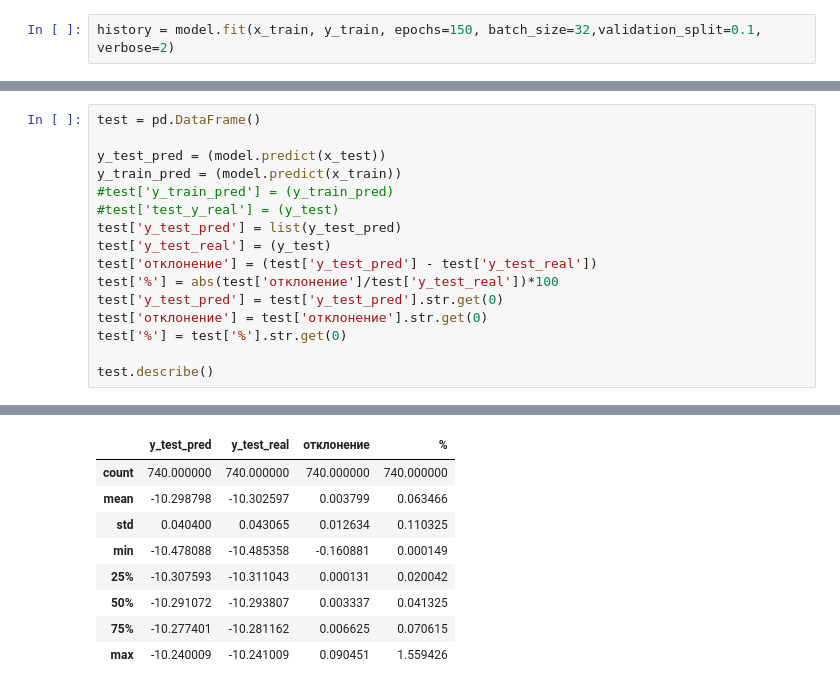
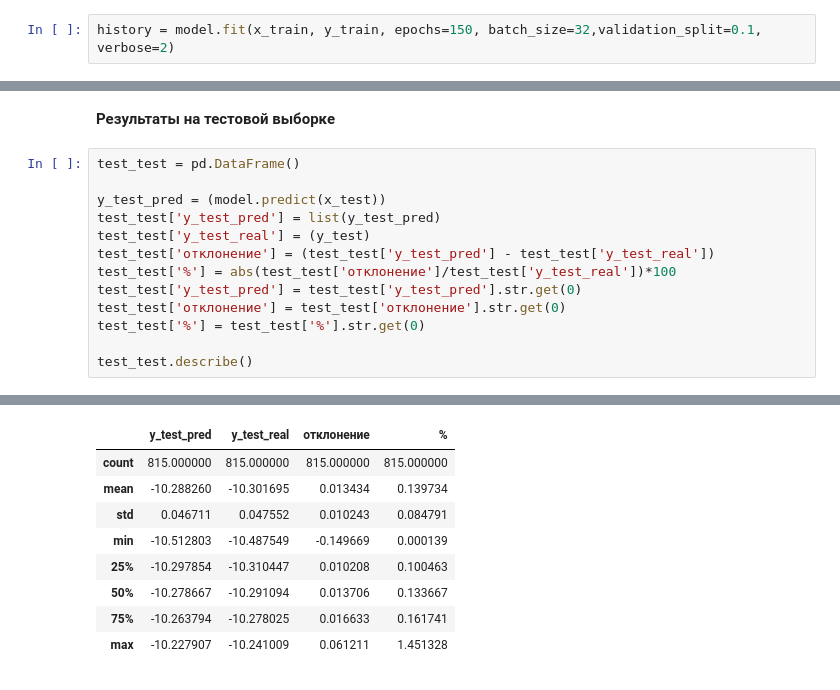
Before and after one commit to yarkalm/inter_group_test, a Jupyter notebook: model.ipynb, the cells around one changed output, grey strips where cells are left out. Saved outputs shown, nothing was run; the diff lists cells and outputs as text.

```diff
--- a/model.ipynb
+++ b/model.ipynb
@@ -120,17 +146,16 @@ test_train
+# %% [markdown]
+**Результаты на тестовой выборке**
 # %%
-test = pd.DataFrame()
+test_test = pd.DataFrame()
 
 y_test_pred = (model.predict(x_test))
-y_train_pred = (model.predict(x_train))
-#test['y_train_pred'] = (y_train_pred)
-#test['test_y_real'] = (y_test)
-test['y_test_pred'] = list(y_test_pred)
-test['y_test_real'] = (y_test)
-test['отклонение'] = (test['y_test_pred'] - test['y_test_real'])
-test['%'] = abs(test['отклонение']/test['y_test_real'])*100
-test['y_test_pred'] = test['y_test_pred'].str.get(0)
-test['отклонение'] = test['отклонение'].str.get(0)
-test['%'] = test['%'].str.get(0)
+test_test['y_test_pred'] = list(y_test_pred)
+test_test['y_test_real'] = (y_test)
+test_test['отклонение'] = (test_test['y_test_pred'] - test_test['y_test_real'])
+test_test['%'] = abs(test_test['отклонение']/test_test['y_test_real'])*100
+test_test['y_test_pred'] = test_test['y_test_pred'].str.get(0)
+test_test['отклонение'] = test_test['отклонение'].str.get(0)
+test_test['%'] = test_test['%'].str.get(0)
 
-test.describe()
+test_test.describe()
 # %% [output]
@@ -139,9 +163,9 @@ test.describe()
 |  | y_test_pred | y_test_real | отклонение | % |
-| count | 740.000000 | 740.000000 | 740.000000 | 740.000000 |
-| mean | -10.298798 | -10.302597 | 0.003799 | 0.063466 |
-| std | 0.040400 | 0.043065 | 0.012634 | 0.110325 |
-| min | -10.478088 | -10.485358 | -0.160881 | 0.000149 |
-| 25% | -10.307593 | -10.311043 | 0.000131 | 0.020042 |
-| 50% | -10.291072 | -10.293807 | 0.003337 | 0.041325 |
-| 75% | -10.277401 | -10.281162 | 0.006625 | 0.070615 |
-| max | -10.240009 | -10.241009 | 0.090451 | 1.559426 |
+| count | 815.000000 | 815.000000 | 815.000000 | 815.000000 |
+| mean | -10.288260 | -10.301695 | 0.013434 | 0.139734 |
+| std | 0.046711 | 0.047552 | 0.010243 | 0.084791 |
+| min | -10.512803 | -10.487549 | -0.149669 | 0.000139 |
+| 25% | -10.297854 | -10.310447 | 0.010208 | 0.100463 |
+| 50% | -10.278667 | -10.291094 | 0.013706 | 0.133667 |
+| 75% | -10.263794 | -10.278025 | 0.016633 | 0.161741 |
+| max | -10.227907 | -10.241009 | 0.061211 | 1.451328 |
```
Also changed, not shown: parts of 24 cells of this notebook.
